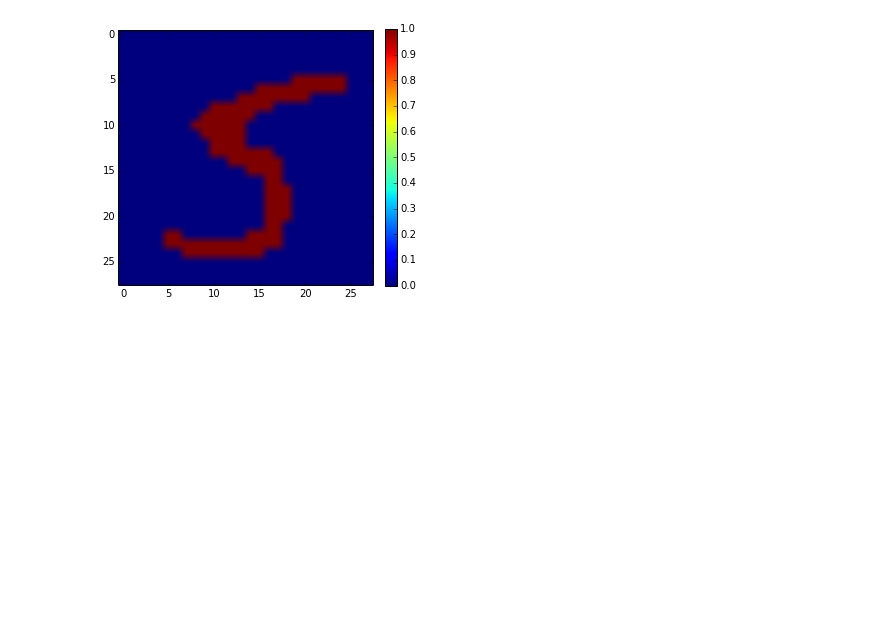
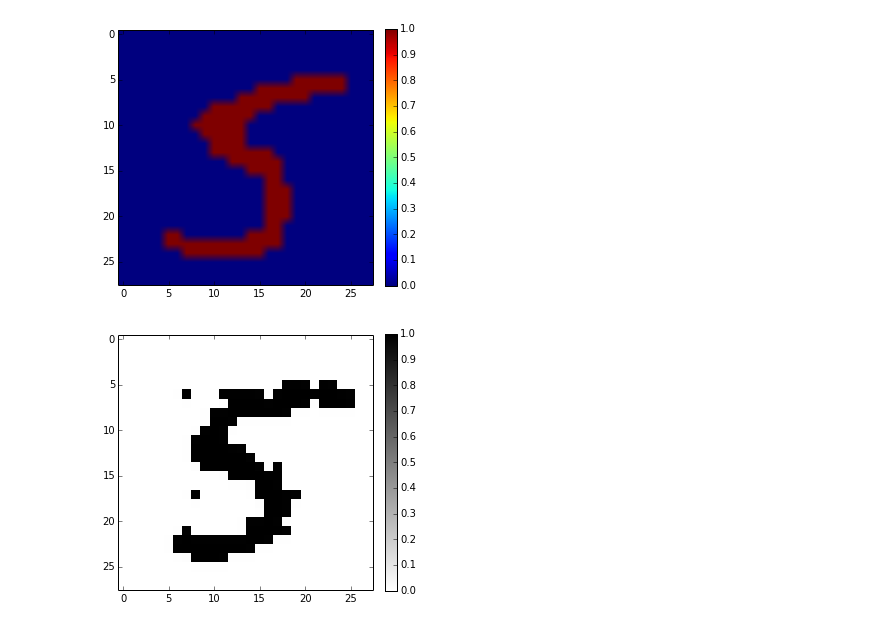
Before and after one commit to liuYing77/sdbn-1, a Jupyter notebook: code/1layerRBM/1image_test.ipynb, the cells around one changed output. Saved outputs shown, nothing was run; the diff lists cells and outputs as text; code cells hidden in the pictures; blank space fills up the shorter version.

```diff
--- a/code/1layerRBM/1image_test.ipynb
+++ b/code/1layerRBM/1image_test.ipynb
@@ -133,3 +137,21 @@ pt.plot_digit(recon)
 pt.plot_digit(data_v)
 # %% [output]
 [figure]
+# %%
+a,b,W = np.load('theta/5420_b1_epoc10.npy')
+# %%
+test_x, test_y = pt.get_test_data()
+test_x = test_x > 50
+digit = 5
+label_list = np.array(test_y).astype(int)
+index_digit = np.where(label_list==digit)[0]
+test_num = len(index_digit)-1
+index_test = index_digit[0:test_num]
+test_v = np.array(test_x[index_test]).astype(float)
+# %%
+test = test_v[10]
+test_h = sigmoid_sampling(test, W, b)
+recon = sigmoid_sampling(test_h, W.transpose(), a)
+pt.plot_digit(recon)
+# %% [output]
+[figure, added]
```
Also changed, not shown: parts of 2 cells of this notebook, 6 other files.
